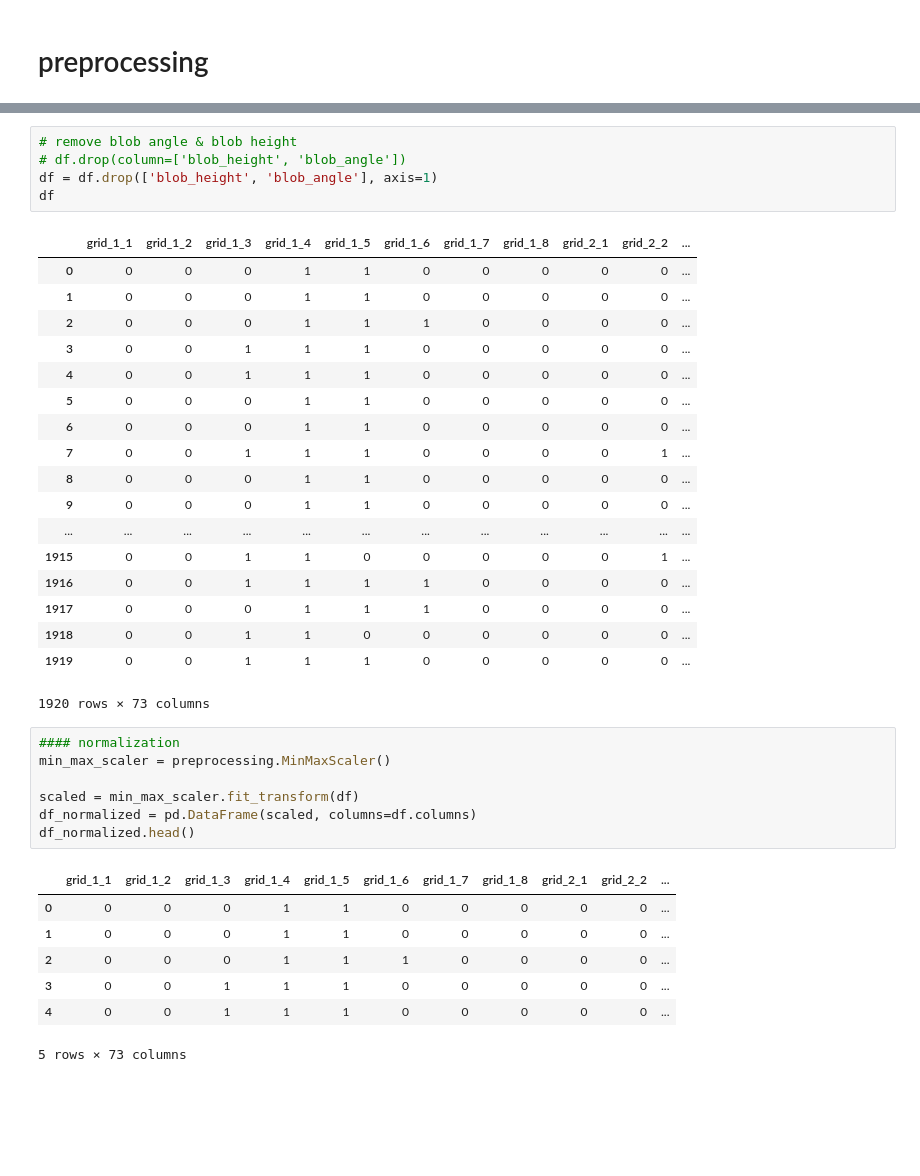
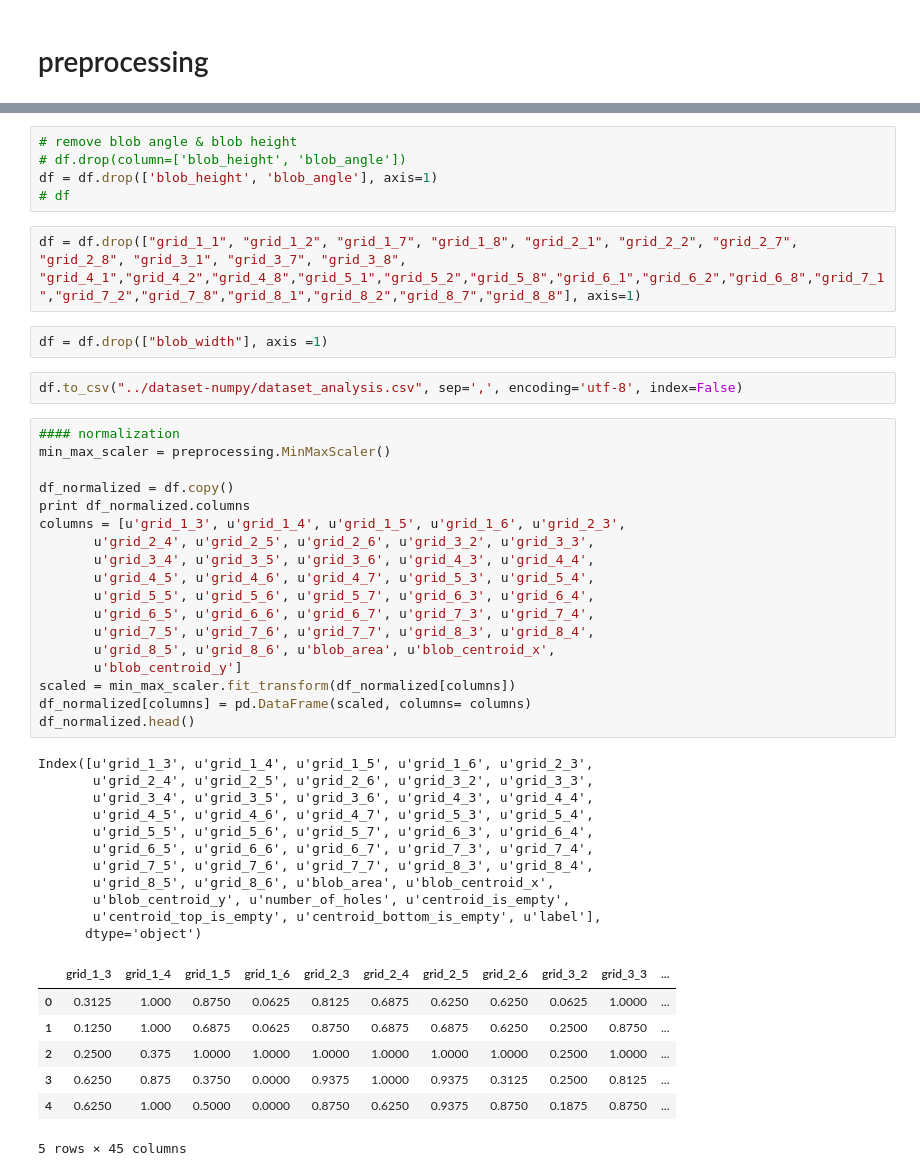
Before and after one commit to romycb/IML, a Jupyter notebook: notebooks/Feature_analysis.ipynb, the cells around one changed output, grey strips where cells are left out. Drawn from its saved outputs; the diff is of its cells as text; blank space fills up the shorter version.

Commit message:
save normalized data, save grid amount black pixels and classifier has 97 percent

```diff
--- a/notebooks/Feature_analysis.ipynb
+++ b/notebooks/Feature_analysis.ipynb
@@ -201,38 +222,47 @@ plt.scatter(x=df.label, y= df.centroid_bottom_is_empty)
 # remove blob angle & blob height
 # df.drop(column=['blob_height', 'blob_angle'])
 df = df.drop(['blob_height', 'blob_angle'], axis=1)
-df
+# df
-# %% [output]
-|  | grid_1_1 | grid_1_2 | grid_1_3 | grid_1_4 | grid_1_5 | grid_1_6 | grid_1_7 | grid_1_8 | grid_2_1 | grid_2_2 | ... |
-| 0 | 0 | 0 | 0 | 1 | 1 | 0 | 0 | 0 | 0 | 0 | ... |
-| 1 | 0 | 0 | 0 | 1 | 1 | 0 | 0 | 0 | 0 | 0 | ... |
-| 2 | 0 | 0 | 0 | 1 | 1 | 1 | 0 | 0 | 0 | 0 | ... |
-| 3 | 0 | 0 | 1 | 1 | 1 | 0 | 0 | 0 | 0 | 0 | ... |
-| 4 | 0 | 0 | 1 | 1 | 1 | 0 | 0 | 0 | 0 | 0 | ... |
-| 5 | 0 | 0 | 0 | 1 | 1 | 0 | 0 | 0 | 0 | 0 | ... |
-| 6 | 0 | 0 | 0 | 1 | 1 | 0 | 0 | 0 | 0 | 0 | ... |
-| 7 | 0 | 0 | 1 | 1 | 1 | 0 | 0 | 0 | 0 | 1 | ... |
-| 8 | 0 | 0 | 0 | 1 | 1 | 0 | 0 | 0 | 0 | 0 | ... |
-| 9 | 0 | 0 | 0 | 1 | 1 | 0 | 0 | 0 | 0 | 0 | ... |
-| ... | ... | ... | ... | ... | ... | ... | ... | ... | ... | ... | ... |
-| 1915 | 0 | 0 | 1 | 1 | 0 | 0 | 0 | 0 | 0 | 1 | ... |
-| 1916 | 0 | 0 | 1 | 1 | 1 | 1 | 0 | 0 | 0 | 0 | ... |
-| 1917 | 0 | 0 | 0 | 1 | 1 | 1 | 0 | 0 | 0 | 0 | ... |
-| 1918 | 0 | 0 | 1 | 1 | 0 | 0 | 0 | 0 | 0 | 0 | ... |
-| 1919 | 0 | 0 | 1 | 1 | 1 | 0 | 0 | 0 | 0 | 0 | ... |
-1920 rows × 73 columns
-# %%
-#### normalization
-min_max_scaler = preprocessing.MinMaxScaler()
-
-scaled = min_max_scaler.fit_transform(df)
-df_normalized = pd.DataFrame(scaled, columns=df.columns)
-df_normalized.head()
-# %% [output]
-|  | grid_1_1 | grid_1_2 | grid_1_3 | grid_1_4 | grid_1_5 | grid_1_6 | grid_1_7 | grid_1_8 | grid_2_1 | grid_2_2 | ... |
-| 0 | 0 | 0 | 0 | 1 | 1 | 0 | 0 | 0 | 0 | 0 | ... |
-| 1 | 0 | 0 | 0 | 1 | 1 | 0 | 0 | 0 | 0 | 0 | ... |
-| 2 | 0 | 0 | 0 | 1 | 1 | 1 | 0 | 0 | 0 | 0 | ... |
-| 3 | 0 | 0 | 1 | 1 | 1 | 0 | 0 | 0 | 0 | 0 | ... |
-| 4 | 0 | 0 | 1 | 1 | 1 | 0 | 0 | 0 | 0 | 0 | ... |
-5 rows × 73 columns
+# %%
+df = df.drop(["grid_1_1", "grid_1_2", "grid_1_7", "grid_1_8", "grid_2_1", "grid_2_2", "grid_2_7", "grid_2_8", "grid_3_1", "grid_3_7", "grid_3_8", "grid_4_1","grid_4_2","grid_4_8","grid_5_1","grid_5_2","grid_5_8","grid_6_1","grid_6_2","grid_6_8","grid_7_1","grid_7_2","grid_7_8","grid_8_1","grid_8_2","grid_8_7","grid_8_8"], axis=1)
+# %%
+df = df.drop(["blob_width"], axis =1)
+# %%
+df.to_csv("../dataset-numpy/dataset_analysis.csv", sep=',', encoding='utf-8', index=False)
+# %%
+#### normalization
+min_max_scaler = preprocessing.MinMaxScaler()
+
+df_normalized = df.copy()
+print df_normalized.columns
+columns = [u'grid_1_3', u'grid_1_4', u'grid_1_5', u'grid_1_6', u'grid_2_3',
+       u'grid_2_4', u'grid_2_5', u'grid_2_6', u'grid_3_2', u'grid_3_3',
+       u'grid_3_4', u'grid_3_5', u'grid_3_6', u'grid_4_3', u'grid_4_4',
+       u'grid_4_5', u'grid_4_6', u'grid_4_7', u'grid_5_3', u'grid_5_4',
+       u'grid_5_5', u'grid_5_6', u'grid_5_7', u'grid_6_3', u'grid_6_4',
+       u'grid_6_5', u'grid_6_6', u'grid_6_7', u'grid_7_3', u'grid_7_4',
+       u'grid_7_5', u'grid_7_6', u'grid_7_7', u'grid_8_3', u'grid_8_4',
+       u'grid_8_5', u'grid_8_6', u'blob_area', u'blob_centroid_x',
+       u'blob_centroid_y']
+scaled = min_max_scaler.fit_transform(df_normalized[columns])
+df_normalized[columns] = pd.DataFrame(scaled, columns= columns)
+df_normalized.head()
+# %% [output]
+Index([u'grid_1_3', u'grid_1_4', u'grid_1_5', u'grid_1_6', u'grid_2_3',
+       u'grid_2_4', u'grid_2_5', u'grid_2_6', u'grid_3_2', u'grid_3_3',
+       u'grid_3_4', u'grid_3_5', u'grid_3_6', u'grid_4_3', u'grid_4_4',
+       u'grid_4_5', u'grid_4_6', u'grid_4_7', u'grid_5_3', u'grid_5_4',
+       u'grid_5_5', u'grid_5_6', u'grid_5_7', u'grid_6_3', u'grid_6_4',
+       u'grid_6_5', u'grid_6_6', u'grid_6_7', u'grid_7_3', u'grid_7_4',
+       u'grid_7_5', u'grid_7_6', u'grid_7_7', u'grid_8_3', u'grid_8_4',
+       u'grid_8_5', u'grid_8_6', u'blob_area', u'blob_centroid_x',
+       u'blob_centroid_y', u'number_of_holes', u'centroid_is_empty',
+       u'centroid_top_is_empty', u'centroid_bottom_is_empty', u'label'],
+      dtype='object')
+|  | grid_1_3 | grid_1_4 | grid_1_5 | grid_1_6 | grid_2_3 | grid_2_4 | grid_2_5 | grid_2_6 | grid_3_2 | grid_3_3 | ... |
+| 0 | 0.3125 | 1.000 | 0.8750 | 0.0625 | 0.8125 | 0.6875 | 0.6250 | 0.6250 | 0.0625 | 1.0000 | ... |
+| 1 | 0.1250 | 1.000 | 0.6875 | 0.0625 | 0.8750 | 0.6875 | 0.6875 | 0.6250 | 0.2500 | 0.8750 | ... |
+| 2 | 0.2500 | 0.375 | 1.0000 | 1.0000 | 1.0000 | 1.0000 | 1.0000 | 1.0000 | 0.2500 | 1.0000 | ... |
+| 3 | 0.6250 | 0.875 | 0.3750 | 0.0000 | 0.9375 | 1.0000 | 0.9375 | 0.3125 | 0.2500 | 0.8125 | ... |
+| 4 | 0.6250 | 1.000 | 0.5000 | 0.0000 | 0.8750 | 0.6250 | 0.9375 | 0.8750 | 0.1875 | 0.8750 | ... |
+5 rows × 45 columns
```
Also changed, not shown: parts of 5 cells of this notebook, 3 other files.
